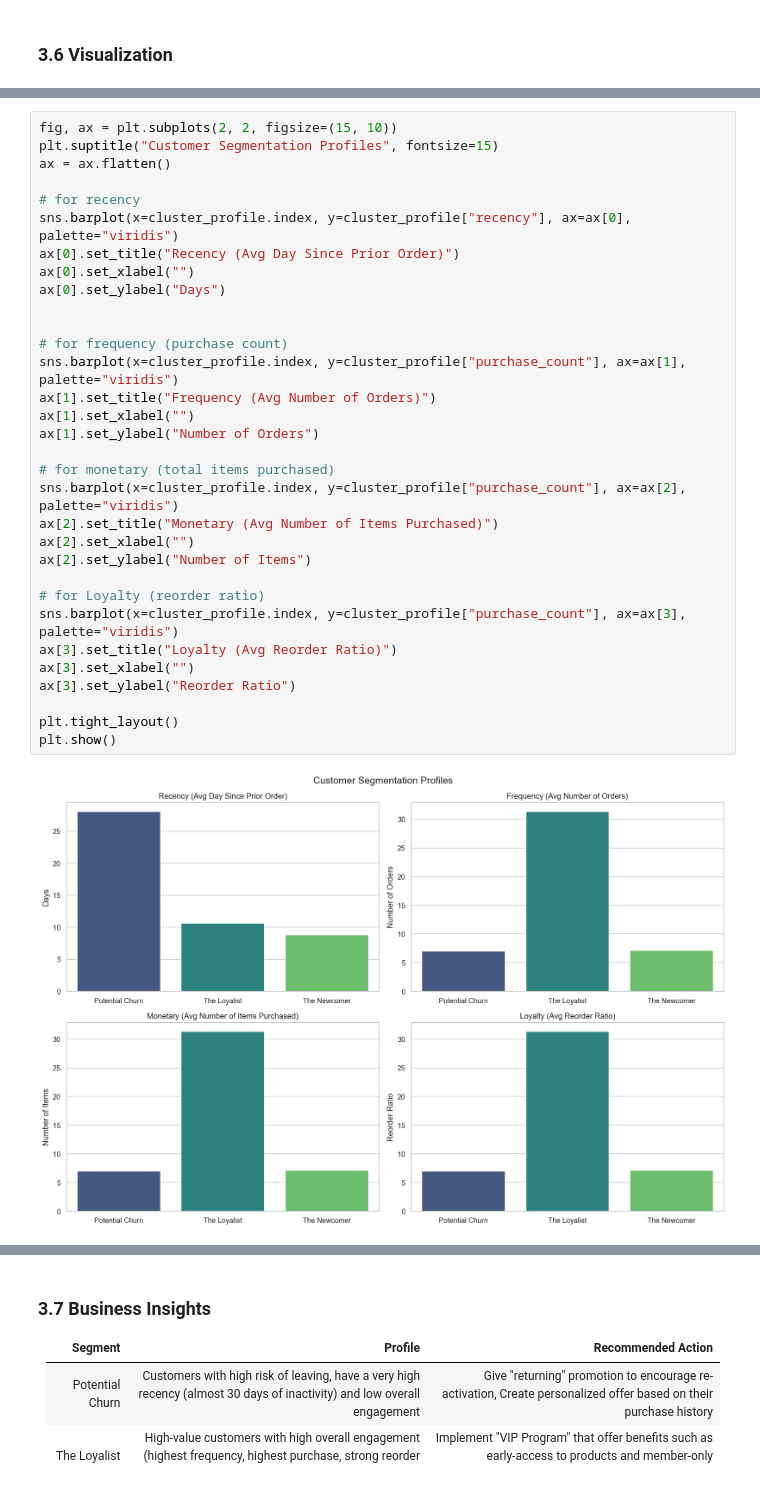
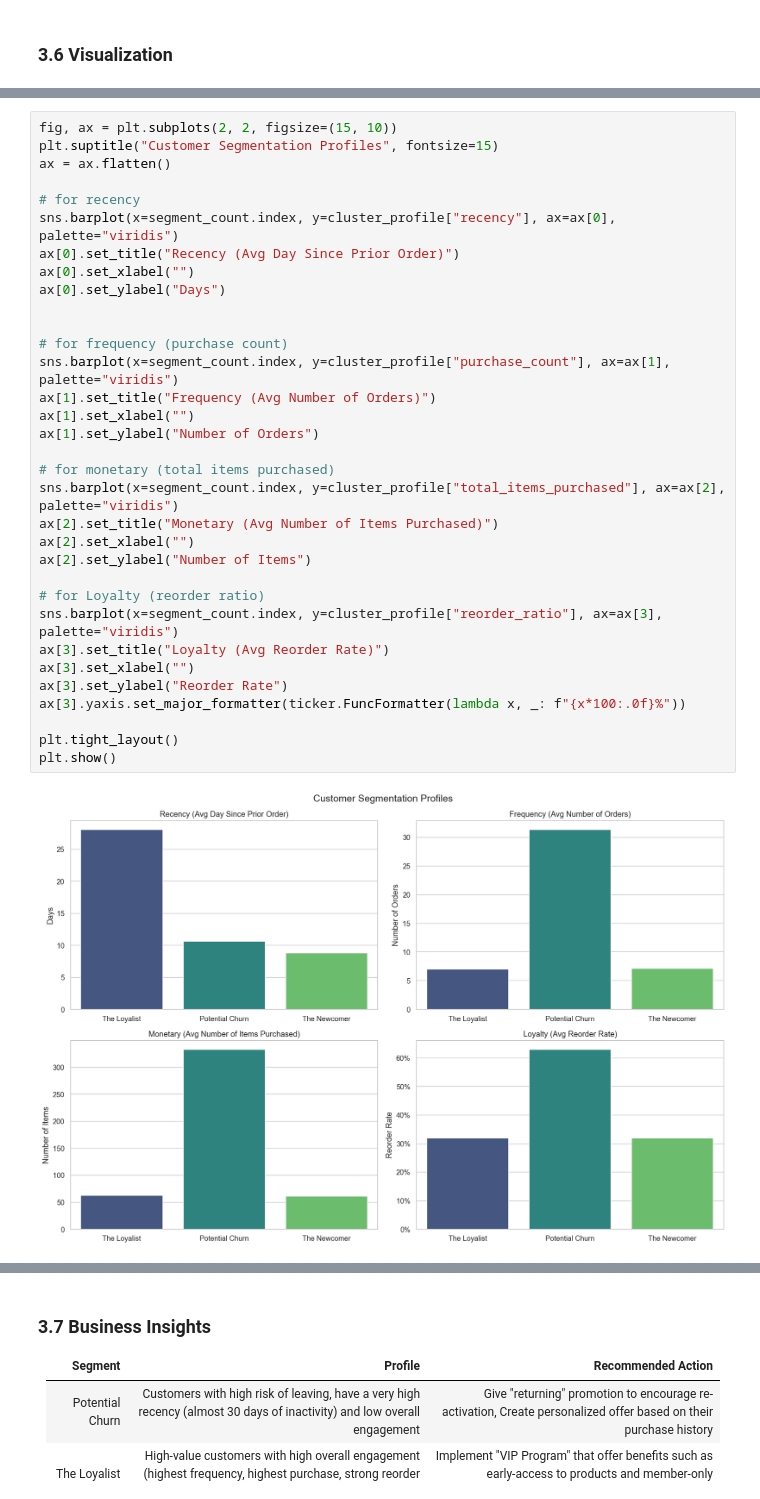
Before and after one commit to nivalix/instacart-customer-behaviour-analysis, a Jupyter notebook: customer_behaviour_analysis.ipynb, the cells around one changed output, grey strips where cells are left out. Drawn from its saved outputs; the diff is of its cells as text.

```diff
--- a/customer_behaviour_analysis.ipynb
+++ b/customer_behaviour_analysis.ipynb
@@ -572,37 +584,38 @@ plt.show()
 # %%
 fig, ax = plt.subplots(2, 2, figsize=(15, 10))
 plt.suptitle("Customer Segmentation Profiles", fontsize=15)
 ax = ax.flatten()
 
 # for recency
-sns.barplot(x=cluster_profile.index, y=cluster_profile["recency"], ax=ax[0], palette="viridis")
+sns.barplot(x=segment_count.index, y=cluster_profile["recency"], ax=ax[0], palette="viridis")
 ax[0].set_title("Recency (Avg Day Since Prior Order)")
 ax[0].set_xlabel("")
 ax[0].set_ylabel("Days")
 
 
 # for frequency (purchase count)
-sns.barplot(x=cluster_profile.index, y=cluster_profile["purchase_count"], ax=ax[1], palette="viridis")
+sns.barplot(x=segment_count.index, y=cluster_profile["purchase_count"], ax=ax[1], palette="viridis")
 ax[1].set_title("Frequency (Avg Number of Orders)")
 ax[1].set_xlabel("")
 ax[1].set_ylabel("Number of Orders")
 
 # for monetary (total items purchased)
-sns.barplot(x=cluster_profile.index, y=cluster_profile["purchase_count"], ax=ax[2], palette="viridis")
+sns.barplot(x=segment_count.index, y=cluster_profile["total_items_purchased"], ax=ax[2], palette="viridis")
 ax[2].set_title("Monetary (Avg Number of Items Purchased)")
 ax[2].set_xlabel("")
 ax[2].set_ylabel("Number of Items")
 
 # for Loyalty (reorder ratio)
-sns.barplot(x=cluster_profile.index, y=cluster_profile["purchase_count"], ax=ax[3], palette="viridis")
-ax[3].set_title("Loyalty (Avg Reorder Ratio)")
+sns.barplot(x=segment_count.index, y=cluster_profile["reorder_ratio"], ax=ax[3], palette="viridis")
+ax[3].set_title("Loyalty (Avg Reorder Rate)")
 ax[3].set_xlabel("")
-ax[3].set_ylabel("Reorder Ratio")
+ax[3].set_ylabel("Reorder Rate")
+ax[3].yaxis.set_major_formatter(ticker.FuncFormatter(lambda x, _: f"{x*100:.0f}%"))
 
 plt.tight_layout()
 plt.show()
 # %% [output]
-[figure, old version]
+[figure, new version]
 # %% [markdown]
 The visualization above confirm the pattern written in the reference guide above, which are:
 - **Potential Churn:** Has the highest number of recency gap, which shows sign of inactivity.
```
Also changed, not shown: parts of 13 cells of this notebook, 1 other file.
